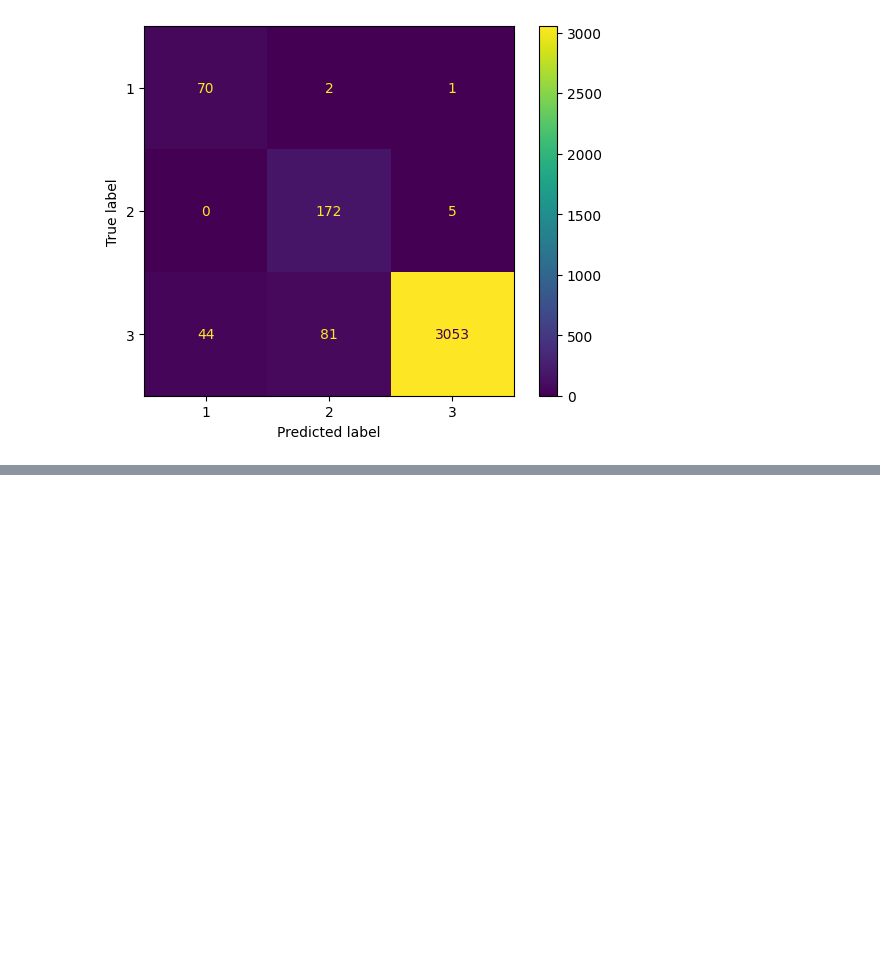
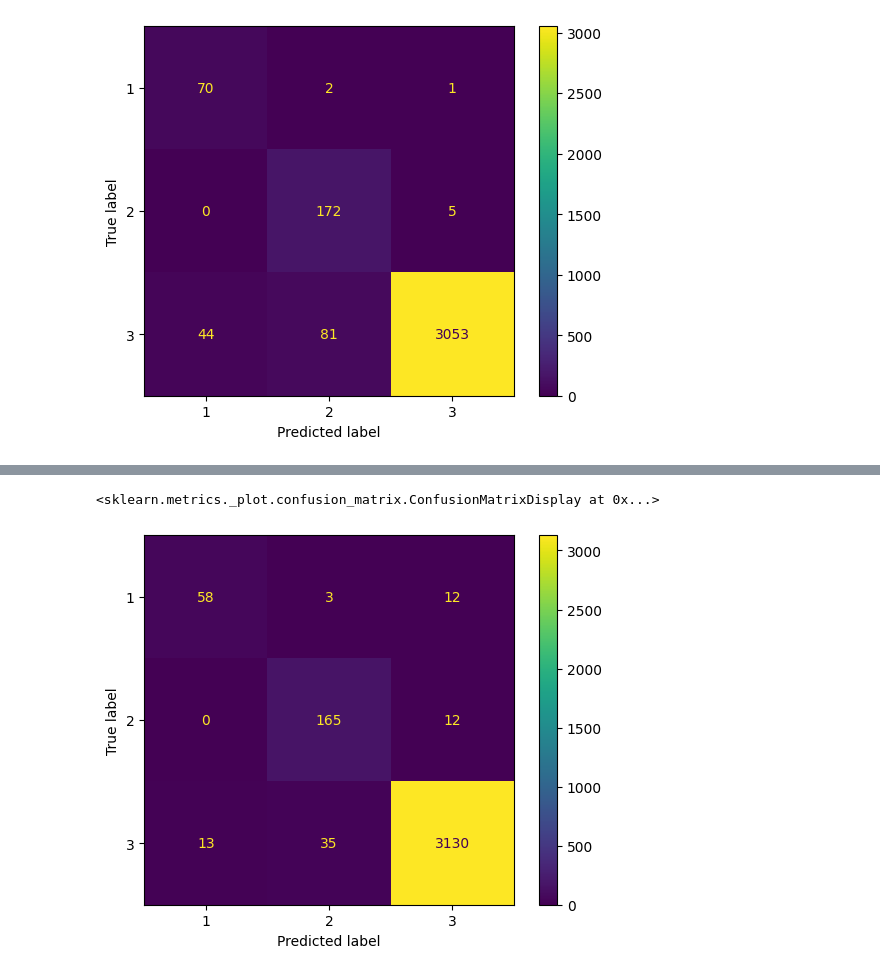
Before and after one commit to ChelsyMena/svm-classification, a Jupyter notebook: first_try.ipynb, the cells around one changed output, grey strips where cells are left out. Drawn from its saved outputs; the diff is of its cells as text; code cells hidden in the pictures; blank space fills up the shorter version.

Commit message:
multi class grid search

```diff
--- a/first_try.ipynb
+++ b/first_try.ipynb
@@ -375,3 +375,17 @@ ConfusionMatrixDisplay.from_estimator(pipeline, X_true_test, y_true_test)
 # %% [output]
 <sklearn.metrics._plot.confusion_matrix.ConfusionMatrixDisplay at 0x...>
 [figure]
+# %%
+from sklearn.model_selection import GridSearchCV
+
+param_grid = {
+    'classifier__C': [0.1, 1, 10, 100, 1000],
+    'classifier__gamma': ['scale', 'auto'],
+    'classifier__kernel': ['rbf', 'linear']
+}
+
+grid_search = GridSearchCV(pipeline, param_grid, cv=5, scoring='f1_weighted', n_jobs=-1)
+grid_search.fit(X, y)
+
+print("Best parameters:", grid_search.best_params_)
+print("Best cross-validation score:", grid_search.best_score_)
@@ -377,0 +395,12 @@ ConfusionMatrixDisplay.from_estimator(pipeline, X_true_test, y_true_test)
+# %%
+model = grid_search.best_estimator_
+
+# Evaluate
+y_pred = model.predict(X_true_test)
+y_proba = model.predict_proba(X_true_test)
+
+print("Confusion Matrix:")
+print(confusion_matrix(y_true_test, y_pred))
+print("\nClassification Report:")
+print(classification_report(y_true_test, y_pred))
+print(f"ROC AUC Score: {roc_auc_score(y_true_test, y_proba, multi_class='ovo'):.4f}")
@@ -377,0 +425,5 @@ ConfusionMatrixDisplay.from_estimator(pipeline, X_true_test, y_true_test)
+# %%
+ConfusionMatrixDisplay.from_estimator(model, X_true_test, y_true_test)
+# %% [output]
+<sklearn.metrics._plot.confusion_matrix.ConfusionMatrixDisplay at 0x...>
+[figure, added]
```
Also changed, not shown: parts of 2 cells of this notebook.
